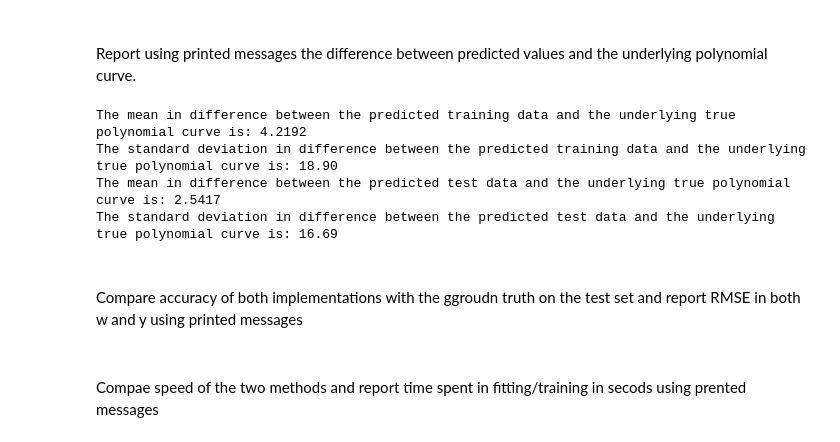
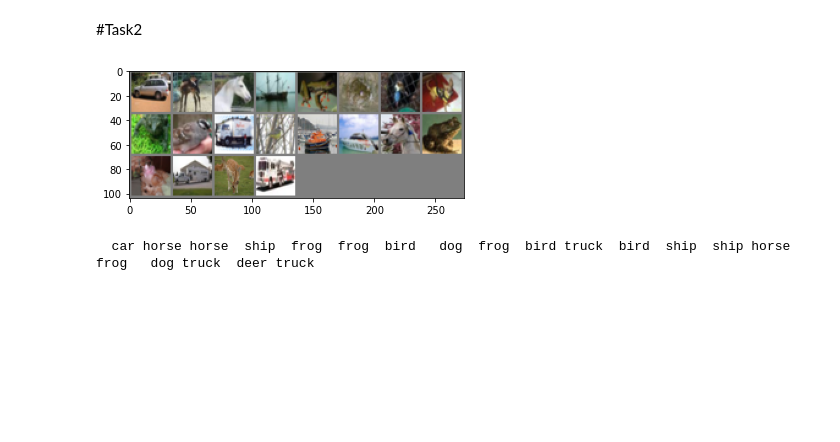
Before and after one commit to raneye99/COMP0090, a Jupyter notebook: cw1/cw1.ipynb, the cells around one changed output. Saved outputs shown, nothing was run; the diff lists cells and outputs as text; code cells hidden in the pictures; blank space fills up the shorter version.

```diff
--- a/cw1/cw1.ipynb
+++ b/cw1/cw1.ipynb
@@ -164,26 +53,24 @@ y_test_hat = polynomial_fun(w_hat_sgd, x_test)
-# %% [markdown]
-####
-Report using printed messages the difference between predicted values and the underlying polynomial curve.
-# %%
-#For SGD
-diff_pred_train = y_train_hat - polynomial_fun(w, x_train)
-mean_pred_train = torch.mean(diff_pred_train)
-std_pred_train = torch.std(diff_pred_train)
-print("The mean in difference between the predicted training data and the underlying true polynomial curve is: %5.4f" % mean_pred_train.data.tolist())
-print("The standard deviation in difference between the predicted training data and the underlying true polynomial curve is: %5.2f" % std_pred_train.data.tolist())
-diff_pred_test = y_test_hat - polynomial_fun(w, x_test)
-mean_pred_test = torch.mean(diff_pred_test)
-std_pred_test = torch.std(diff_pred_test)
-print("The mean in difference between the predicted test data and the underlying true polynomial curve is: %5.4f" % mean_pred_test.data.tolist())
-print("The standard deviation in difference between the predicted test data and the underlying true polynomial curve is: %5.2f" % std_pred_test.data.tolist())
-# %% [output]
-The mean in difference between the predicted training data and the underlying true polynomial curve is: 4.2192
-The standard deviation in difference between the predicted training data and the underlying true polynomial curve is: 18.90
-The mean in difference between the predicted test data and the underlying true polynomial curve is: 2.5417
-The standard deviation in difference between the predicted test data and the underlying true polynomial curve is: 16.69
-# %% [markdown]
-####
-Compare accuracy of both implementations with the ggroudn truth on the test set and report RMSE in both w and y using printed messages
-# %% [markdown]
-####
-Compae speed of the two methods and report time spent in fitting/training in secods using prented messages
+# %% [markdown]
+#Task2
+# %%
+# functions to show an image
+
+
+def imshow(img):
+    img = img / 2 + 0.5     # unnormalize
+    npimg = img.numpy()
+    plt.imshow(np.transpose(npimg, (1, 2, 0)))
+    plt.show()
+
+
+# get some random training images
+dataiter = iter(trainloader)
+images, labels = dataiter.next()
+
+# show images
+imshow(torchvision.utils.make_grid(images))
+# print labels
+print(' '.join('%5s' % classes[labels[j]] for j in range(batch_size)))
+# %% [output]
+[figure, added]
+  car horse horse  ship  frog  frog  bird   dog  frog  bird truck  bird  ship  ship horse  frog   dog truck  deer truck
```
Also changed, not shown: parts of 23 cells of this notebook, 2 other files.
